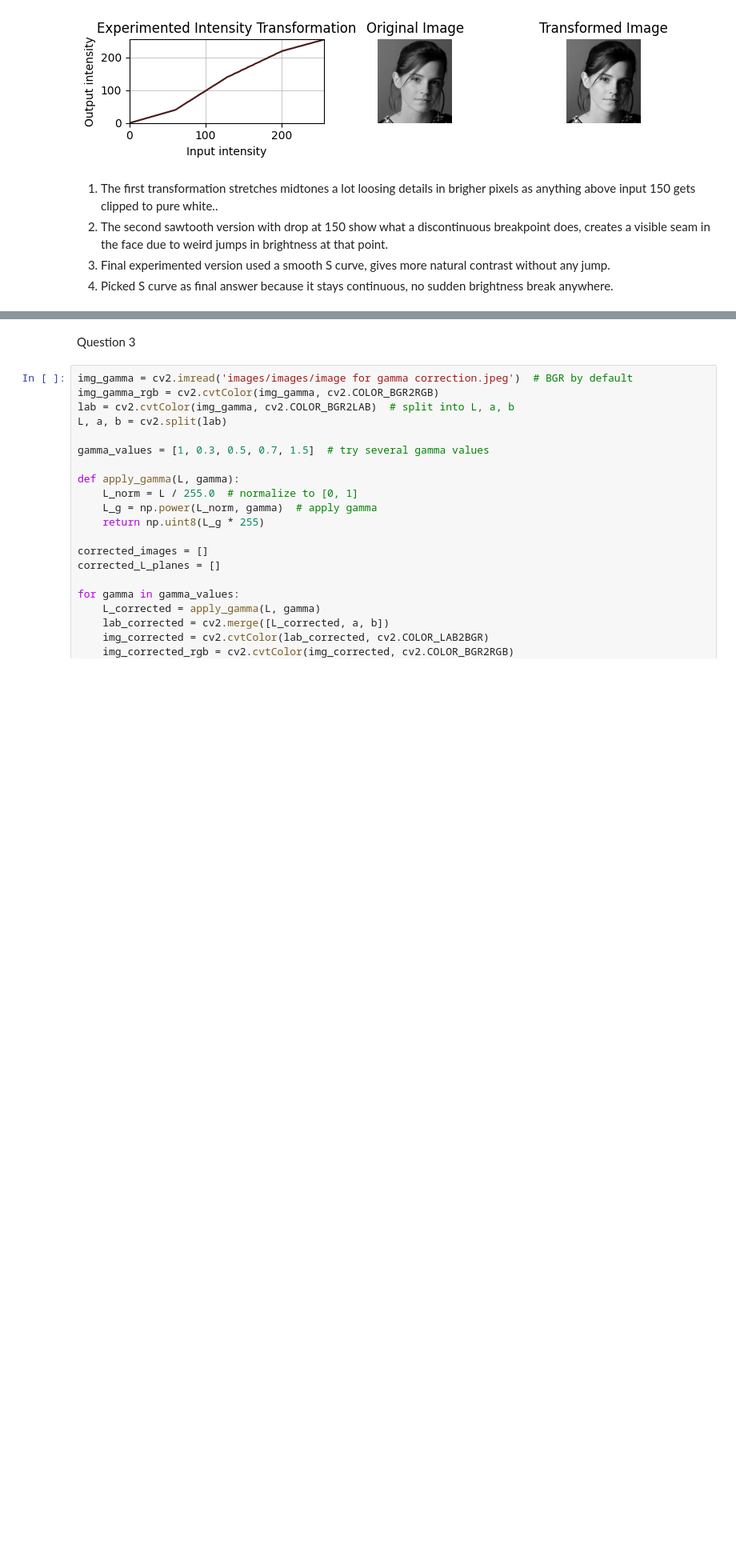
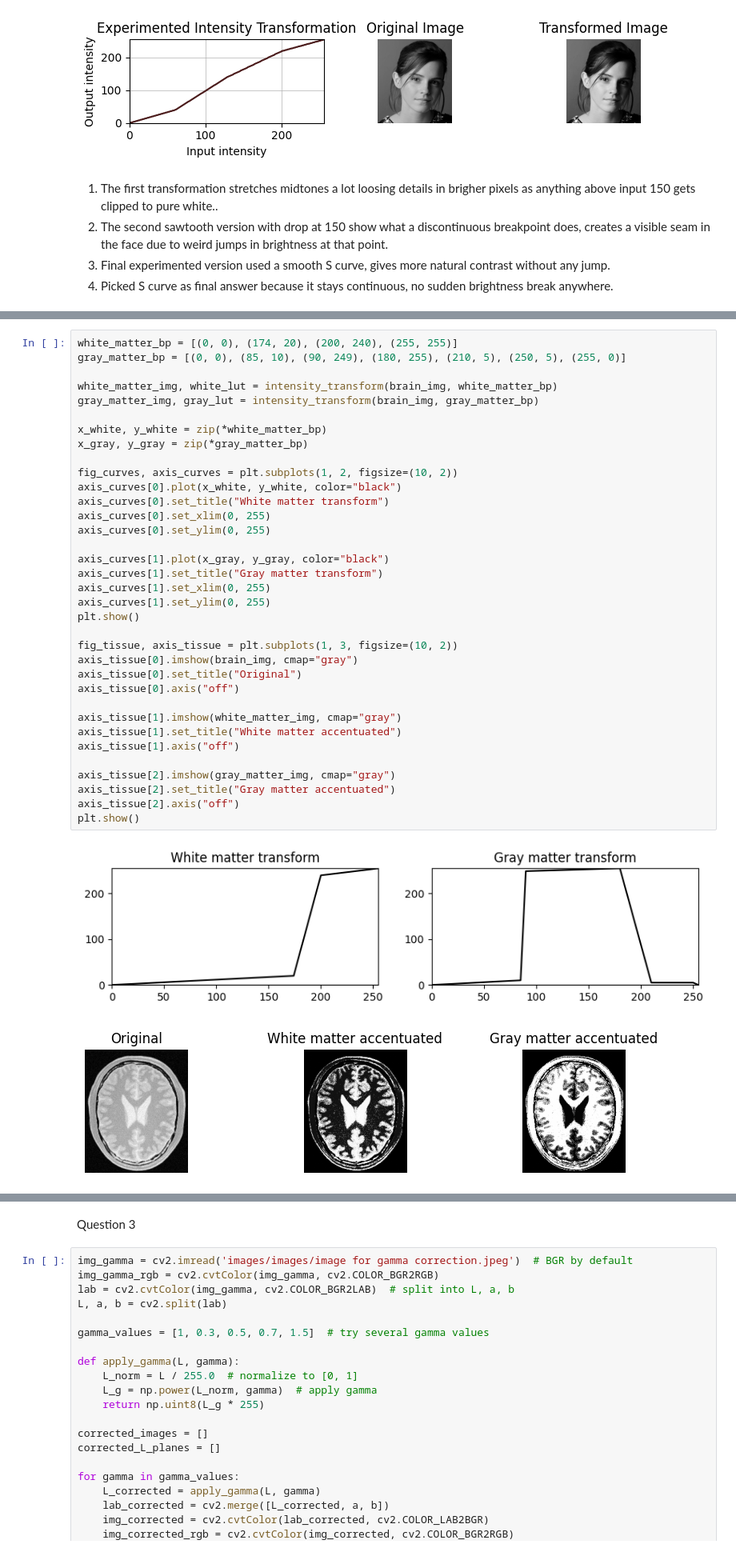
Before and after one commit to OshadhaVihanga/en3160-assignment-01-230481E, a Jupyter notebook: 230481E_assignment01.ipynb, the cells around one changed output, grey strips where cells are left out. Shown at 80% size. Drawn from its saved outputs; the diff is of its cells as text; blank space fills up the shorter version.

```diff
--- a/230481E_assignment01.ipynb
+++ b/230481E_assignment01.ipynb
@@ -175,0 +137,38 @@ plt.show()
+# %%
+white_matter_bp = [(0, 0), (174, 20), (200, 240), (255, 255)]
+gray_matter_bp = [(0, 0), (85, 10), (90, 249), (180, 255), (210, 5), (250, 5), (255, 0)]
+
+white_matter_img, white_lut = intensity_transform(brain_img, white_matter_bp)
+gray_matter_img, gray_lut = intensity_transform(brain_img, gray_matter_bp)
+
+x_white, y_white = zip(*white_matter_bp)
+x_gray, y_gray = zip(*gray_matter_bp)
+
+fig_curves, axis_curves = plt.subplots(1, 2, figsize=(10, 2))
+axis_curves[0].plot(x_white, y_white, color="black")
+axis_curves[0].set_title("White matter transform")
+axis_curves[0].set_xlim(0, 255)
+axis_curves[0].set_ylim(0, 255)
+
+axis_curves[1].plot(x_gray, y_gray, color="black")
+axis_curves[1].set_title("Gray matter transform")
+axis_curves[1].set_xlim(0, 255)
+axis_curves[1].set_ylim(0, 255)
+plt.show()
+
+fig_tissue, axis_tissue = plt.subplots(1, 3, figsize=(10, 2))
+axis_tissue[0].imshow(brain_img, cmap="gray")
+axis_tissue[0].set_title("Original")
+axis_tissue[0].axis("off")
+
+axis_tissue[1].imshow(white_matter_img, cmap="gray")
+axis_tissue[1].set_title("White matter accentuated")
+axis_tissue[1].axis("off")
+
+axis_tissue[2].imshow(gray_matter_img, cmap="gray")
+axis_tissue[2].set_title("Gray matter accentuated")
+axis_tissue[2].axis("off")
+plt.show()
+# %% [output]
+[figure, added]
+[figure, added]
```
Also changed, not shown: parts of 6 cells of this notebook.
